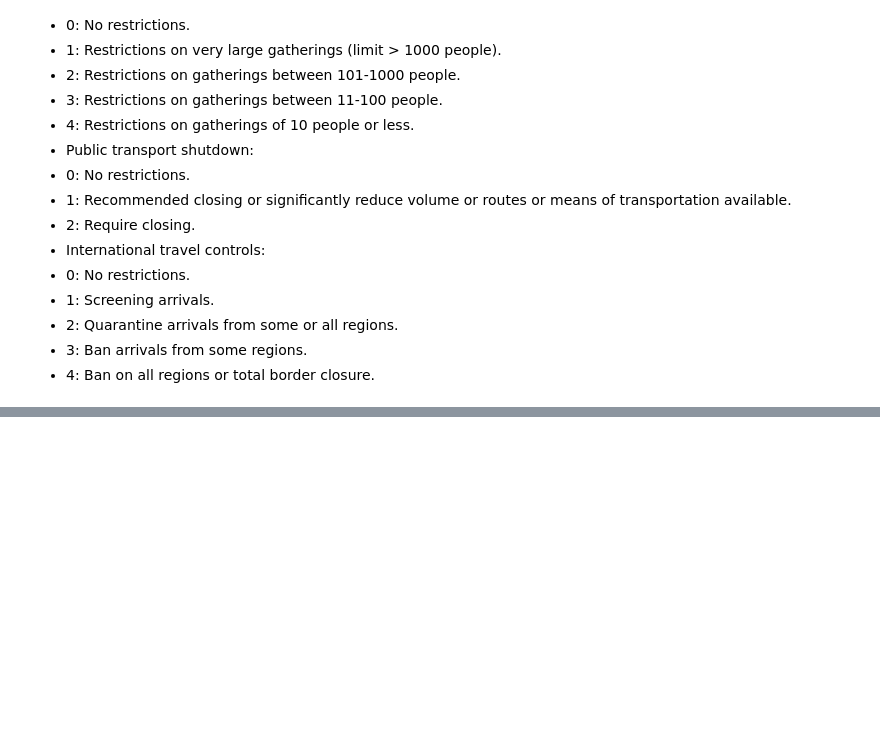
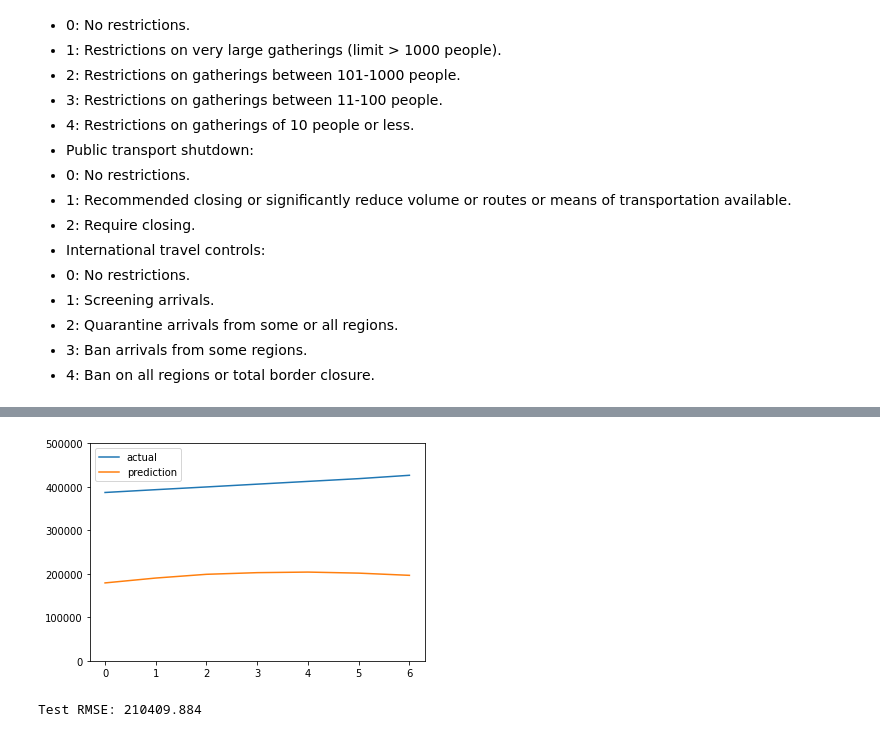
Before and after one commit to xinyi-tony-liu/covid19_prediction, a Jupyter notebook: src/cs451_covid_prediction_bilstm.ipynb, the cells around one changed output, grey strips where cells are left out. Drawn from its saved outputs; the diff is of its cells as text; code cells hidden in the pictures; blank space fills up the shorter version.

```diff
--- a/src/cs451_covid_prediction_bilstm.ipynb
+++ b/src/cs451_covid_prediction_bilstm.ipynb
@@ -501,0 +843,42 @@ KeyboardInterrupt: ignored
+# %%
+from sklearn.metrics import mean_squared_error
+from math import sqrt
+
+test_range_start = date(2020, 11, 30)
+test_range_end = date(2020, 12, 8)
+#test_range_end = date(2020, 12, 8)
+
+df = generate_time_series(canada_lockdown_measures)
+df = df[df['date'] >= test_range_start]
+df = df[df['date'] <= test_range_end]
+data = merge_dfs(df, twitter_sentiment['CA'], total_cases_worldwide_df, 'Canada')
+data_scaled = scaler.transform(data)
+
+xs, _, _, ys, _, _= create_dataset(data_scaled, look_back, test_size=0., val_size=0.)
+
+xs = torch.FloatTensor(xs).to(device)
+
+with torch.no_grad():
+    prediction = best_trained_model_2(xs)
+
+    actual = np.zeros(shape=(xs.shape[1], xs.shape[2]))
+    actual[:,-1] = ys[0]
+    actual = scaler.inverse_transform(actual)[:,-1]
+
+    preds = np.zeros(shape=(xs.shape[1], xs.shape[2]))
+    prediction = prediction.squeeze().cpu().numpy()
+    preds[:,-1] = prediction
+    preds = scaler.inverse_transform(preds)[:, -1]
+
+    plt.plot(actual, label='actual')
+    plt.plot(preds, label='prediction')
+    plt.legend()
+    axes = plt.gca()
+    axes.set_ylim([0, 500000])
+    plt.show()
+
+    rmse = sqrt(mean_squared_error(actual, preds))
+    print('Test RMSE: %.3f' % rmse)
+# %% [output]
+[figure, added]
+Test RMSE: 210409.884
```
Also changed, not shown: parts of 25 cells of this notebook.
